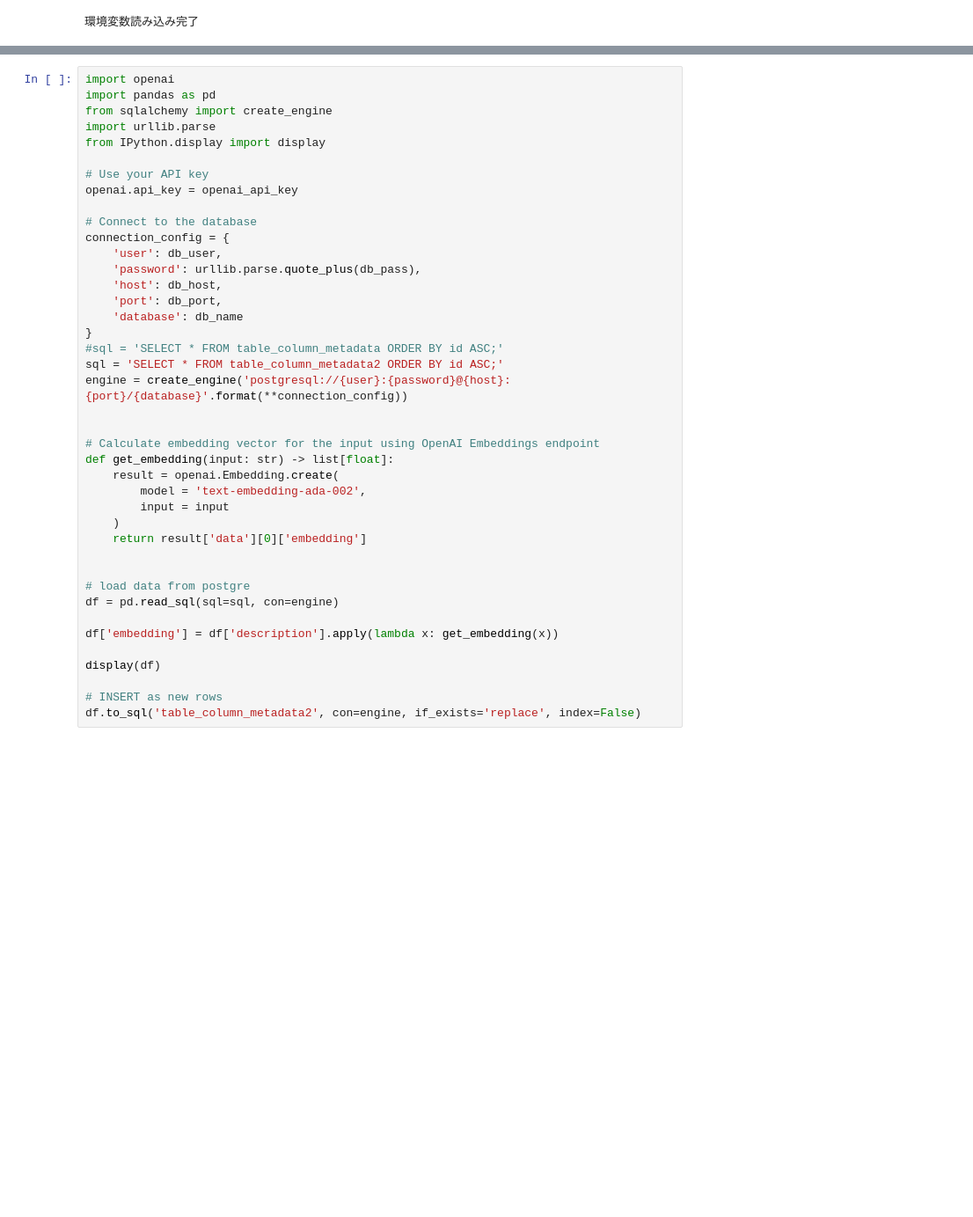
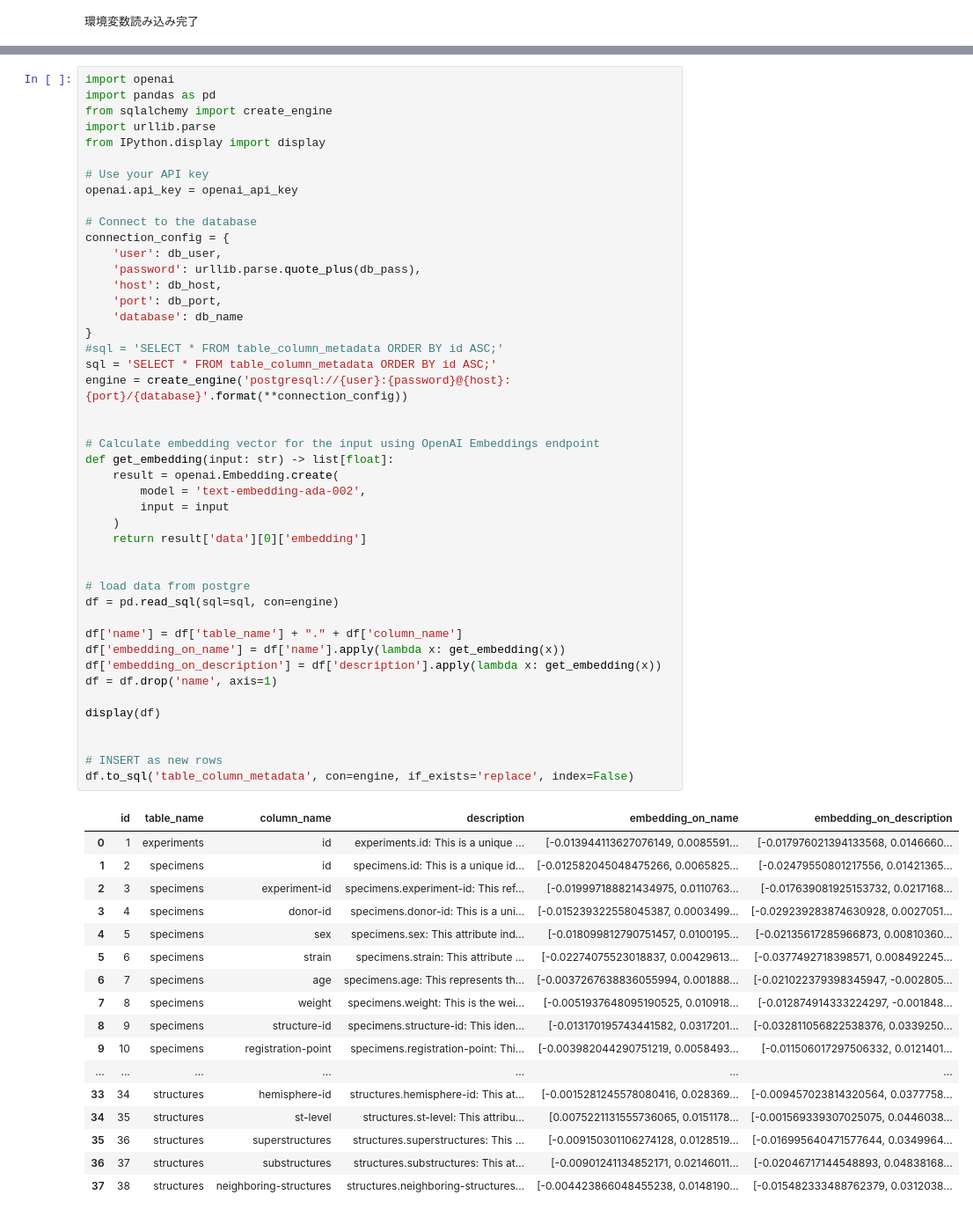
Before and after one commit to FujiiWebWorks/chatgpt-database-analysis-app, a Jupyter notebook: embedding_table_columns.ipynb, the cells around one changed output, grey strips where cells are left out. Shown at 88% size. Cells and saved outputs as stored; diff of their text form; blank space fills up the shorter version.

```diff
--- a/embedding_table_columns.ipynb
+++ b/embedding_table_columns.ipynb
@@ -66,33 +89,54 @@ openai.api_key = openai_api_key
 
 # Connect to the database
 connection_config = {
     'user': db_user,
     'password': urllib.parse.quote_plus(db_pass),
     'host': db_host,
     'port': db_port,
     'database': db_name
 }
 #sql = 'SELECT * FROM table_column_metadata ORDER BY id ASC;'
-sql = 'SELECT * FROM table_column_metadata2 ORDER BY id ASC;'
+sql = 'SELECT * FROM table_column_metadata ORDER BY id ASC;'
 engine = create_engine('postgresql://{user}:{password}@{host}:{port}/{database}'.format(**connection_config))
 
 
 # Calculate embedding vector for the input using OpenAI Embeddings endpoint
 def get_embedding(input: str) -> list[float]:
     result = openai.Embedding.create(
         model = 'text-embedding-ada-002',
         input = input
     )
     return result['data'][0]['embedding']
 
 
 # load data from postgre
 df = pd.read_sql(sql=sql, con=engine)
 
-df['embedding'] = df['description'].apply(lambda x: get_embedding(x))
+df['name'] = df['table_name'] + "." + df['column_name']
+df['embedding_on_name'] = df['name'].apply(lambda x: get_embedding(x))
+df['embedding_on_description'] = df['description'].apply(lambda x: get_embedding(x))
+df = df.drop('name', axis=1)
 
 display(df)
 
+
 # INSERT as new rows
-df.to_sql('table_column_metadata2', con=engine, if_exists='replace', index=False)
+df.to_sql('table_column_metadata', con=engine, if_exists='replace', index=False)
 # %% [output]
+|  | id | table_name | column_name | description | embedding_on_name | embedding_on_description |
+| 0 | 1 | experiments | id | experiments.id: This is a unique ... | [-0.013944113627076149, 0.0085591... | [-0.017976021394133568, 0.0146660... |
+| 1 | 2 | specimens | id | specimens.id: This is a unique id... | [-0.012582045048475266, 0.0065825... | [-0.02479550801217556, 0.01421365... |
+| 2 | 3 | specimens | experiment-id | specimens.experiment-id: This ref... | [-0.019997188821434975, 0.0110763... | [-0.017639081925153732, 0.0217168... |
+| 3 | 4 | specimens | donor-id | specimens.donor-id: This is a uni... | [-0.015239322558045387, 0.0003499... | [-0.029239283874630928, 0.0027051... |
+| 4 | 5 | specimens | sex | specimens.sex: This attribute ind... | [-0.018099812790751457, 0.0100195... | [-0.02135617285966873, 0.00810360... |
+| 5 | 6 | specimens | strain | specimens.strain: This attribute ... | [-0.02274075523018837, 0.00429613... | [-0.0377492718398571, 0.008492245... |
+| 6 | 7 | specimens | age | specimens.age: This represents th... | [-0.0037267638836055994, 0.001888... | [-0.021022379398345947, -0.002805... |
+| 7 | 8 | specimens | weight | specimens.weight: This is the wei... | [-0.0051937648095190525, 0.010918... | [-0.012874914333224297, -0.001848... |
+| 8 | 9 | specimens | structure-id | specimens.structure-id: This iden... | [-0.013170195743441582, 0.0317201... | [-0.032811056822538376, 0.0339250... |
+| 9 | 10 | specimens | registration-point | specimens.registration-point: Thi... | [-0.003982044290751219, 0.0058493... | [-0.011506017297506332, 0.0121401... |
+| ... | ... | ... | ... | ... | ... | ... |
+| 33 | 34 | structures | hemisphere-id | structures.hemisphere-id: This at... | [-0.0015281245578080416, 0.028369... | [-0.009457023814320564, 0.0377758... |
+| 34 | 35 | structures | st-level | structures.st-level: This attribu... | [0.0075221131555736065, 0.0151178... | [-0.001569339307025075, 0.0446038... |
+| 35 | 36 | structures | superstructures | structures.superstructures: This ... | [-0.009150301106274128, 0.0128519... | [-0.016995640471577644, 0.0349964... |
+| 36 | 37 | structures | substructures | structures.substructures: This at... | [-0.00901241134852171, 0.02146011... | [-0.02046717144548893, 0.04838168... |
+| 37 | 38 | structures | neighboring-structures | structures.neighboring-structures... | [-0.004423866048455238, 0.0148190... | [-0.015482333488762379, 0.0312038... |
```
Also changed, not shown: parts of 3 cells of this notebook, 1 other file.
